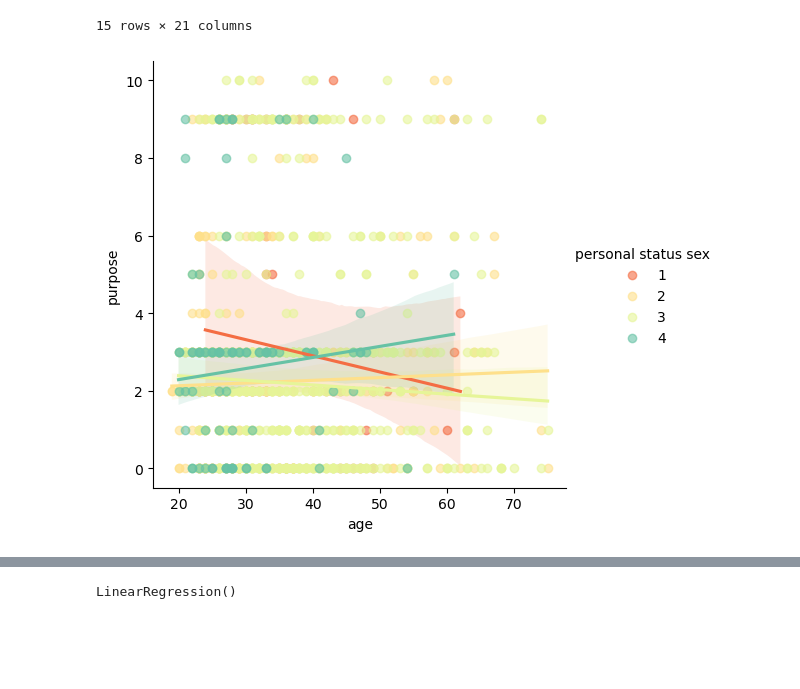
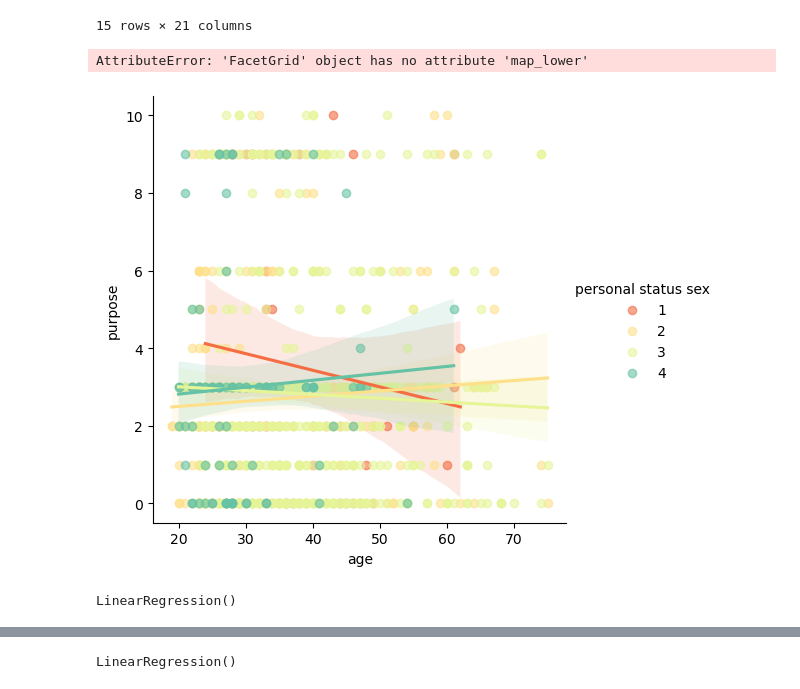
Before and after one commit to nbaggio28/bbq-final-project, a Jupyter notebook: notebooks/sgermancredit.ipynb, the cells around one changed output, grey strips where cells are left out. Drawn from its saved outputs; the diff is of its cells as text; code cells hidden in the pictures; blank space fills up the shorter version.

```diff
--- a/notebooks/sgermancredit.ipynb
+++ b/notebooks/sgermancredit.ipynb
@@ -65,13 +67,14 @@ sgcredit_df.sample(15)
 # %%
 g = sns.lmplot(
     data=sgcredit_df,
     x="age", y="purpose",
     hue="personal status sex",
     palette= "Spectral",
-    scatter_kws={'alpha':0.6}, robust=True)
+    scatter_kws={'alpha':0.6}, logistic=False)
 # g.map_lower(sns.kdeplot, levels=1, color=".2")
 # %% [output]
+AttributeError: 'FacetGrid' object has no attribute 'map_lower'
-[figure, old version]
+[figure, new version]
 # %%
 # sns.lineplot(
 #     data=sgcredit_df,
@@ -81,10 +84,12 @@ g = sns.lmplot(
 #     )
 # %%
 
-# X = sgcredit_df["purpose"].values
-# y = sgcredit_df["personal status sex"].values
-# # x_axis = np.linspace(0,1,len(X))
+X = sgcredit_df["age"].values
+y = sgcredit_df["amount"].values
+# x_axis = np.linspace(0,1,len(X))
 
-# lr_model = LinearRegression()
-# lr_model.fit(X.reshape(-1, 1), y)
+lr_model = LinearRegression()
+lr_model.fit(X.reshape(-1, 1), y)
+# %% [output]
+LinearRegression()
 # %%
```
Also changed, not shown: parts of 12 cells of this notebook.
